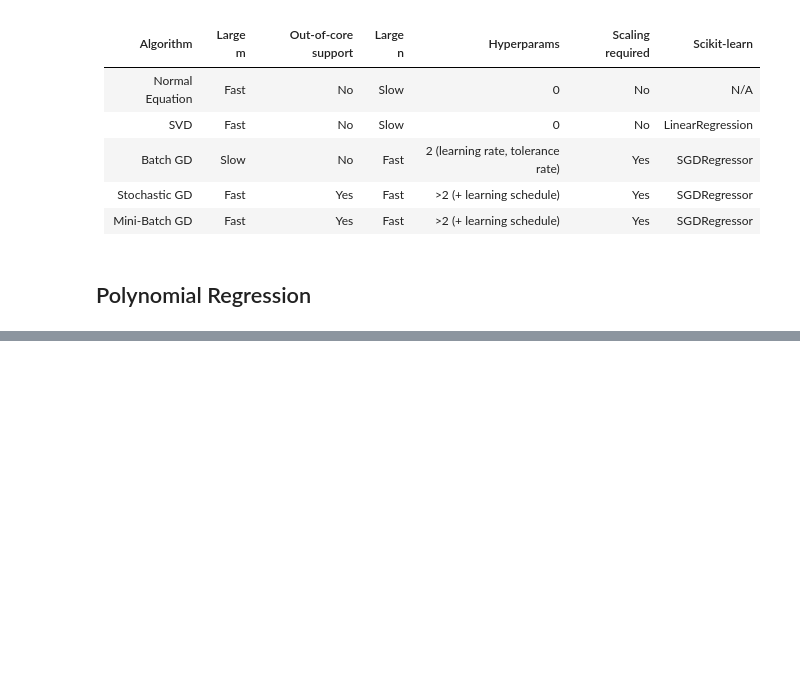
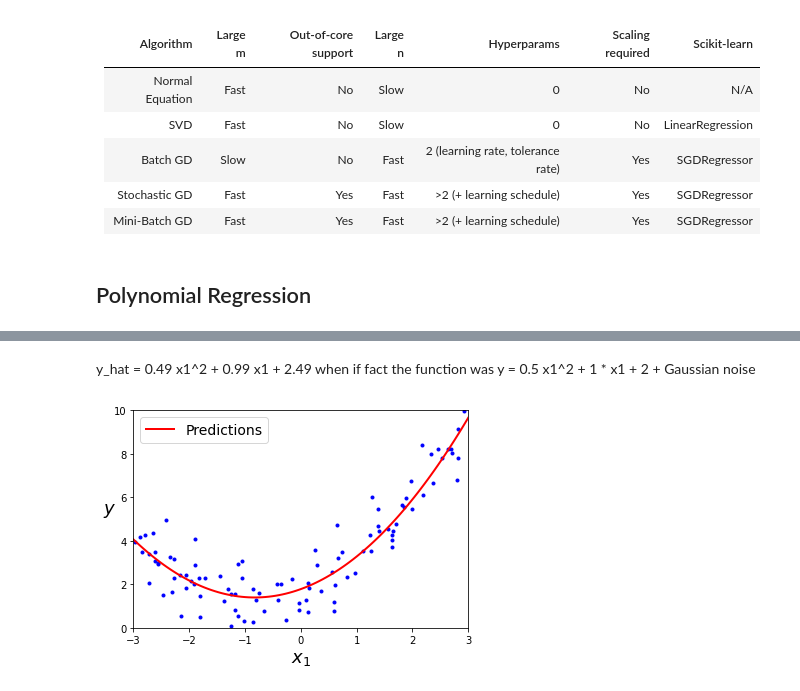
Before and after one commit to verniersolal/hands-on-ml-book, a Jupyter notebook: TrainingModels.ipynb, the cells around one changed output, grey strips where cells are left out. Saved outputs shown, nothing was run; the diff lists cells and outputs as text; code cells hidden in the pictures; blank space fills up the shorter version.

```diff
--- a/TrainingModels.ipynb
+++ b/TrainingModels.ipynb
@@ -158,0 +193,15 @@ sgd_reg.intercept_, sgd_reg.coef_ # Once again we find a solution quite close to
+# %% [markdown]
+y_hat = 0.49 x1^2 + 0.99 x1 + 2.49 when if fact the function was y = 0.5 x1^2 + 1 * x1 + 2 + Gaussian noise
+# %%
+X_new=np.linspace(-3, 3, 100).reshape(100, 1)
+X_new_poly = poly_features.transform(X_new)
+y_new = lin_reg.predict(X_new_poly)
+plt.plot(X, y, "b.")
+plt.plot(X_new, y_new, "r-", linewidth=2, label="Predictions")
+plt.xlabel("$x_1$", fontsize=18)
+plt.ylabel("$y$", rotation=0, fontsize=18)
+plt.legend(loc="upper left", fontsize=14)
+plt.axis([-3, 3, 0, 10])
+plt.show()
+# %% [output]
+[figure, added]
```
Also changed, not shown: parts of 37 cells of this notebook, 1 other file.
